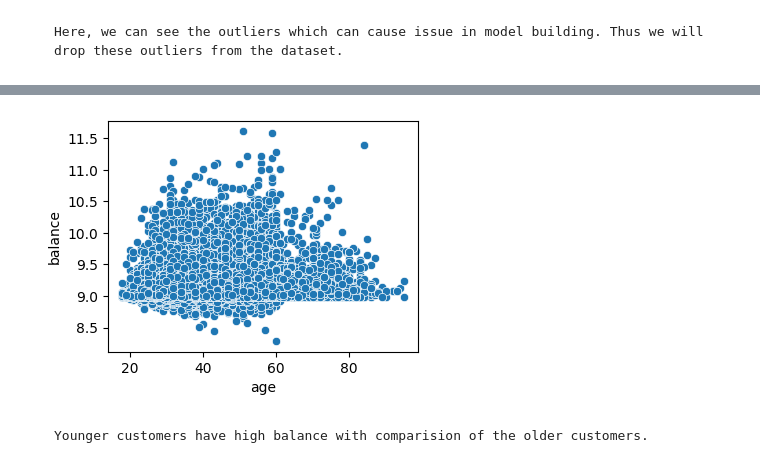
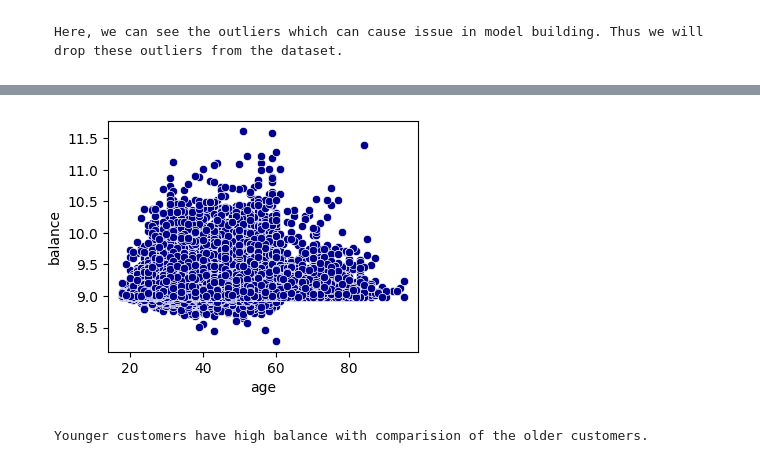
Before and after one commit to Padhanaya/apex-project2, a Jupyter notebook: apex.ipynb, the cells around one changed output, grey strips where cells are left out. Saved outputs shown, nothing was run; the diff lists cells and outputs as text; code cells hidden in the pictures.

````diff
--- a/apex.ipynb
+++ b/apex.ipynb
@@ -440,10 +440,10 @@ df.drop([12909, 15682], inplace = True)
 # %%
 # Post outlier removal plot.
 plt.figure(figsize = (4, 3))
-sns.scatterplot(x = df["age"], y = df['balance'])
+sns.scatterplot(x = df["age"], y = df['balance'], color = 'darkblue')
 plt.show()
 # %% [output]
-[figure, old version]
+[figure, new version]
 # %% [markdown]
 ```
 Younger customers have high balance with comparision of the older customers.
````
Also changed, not shown: parts of 24 cells of this notebook.
